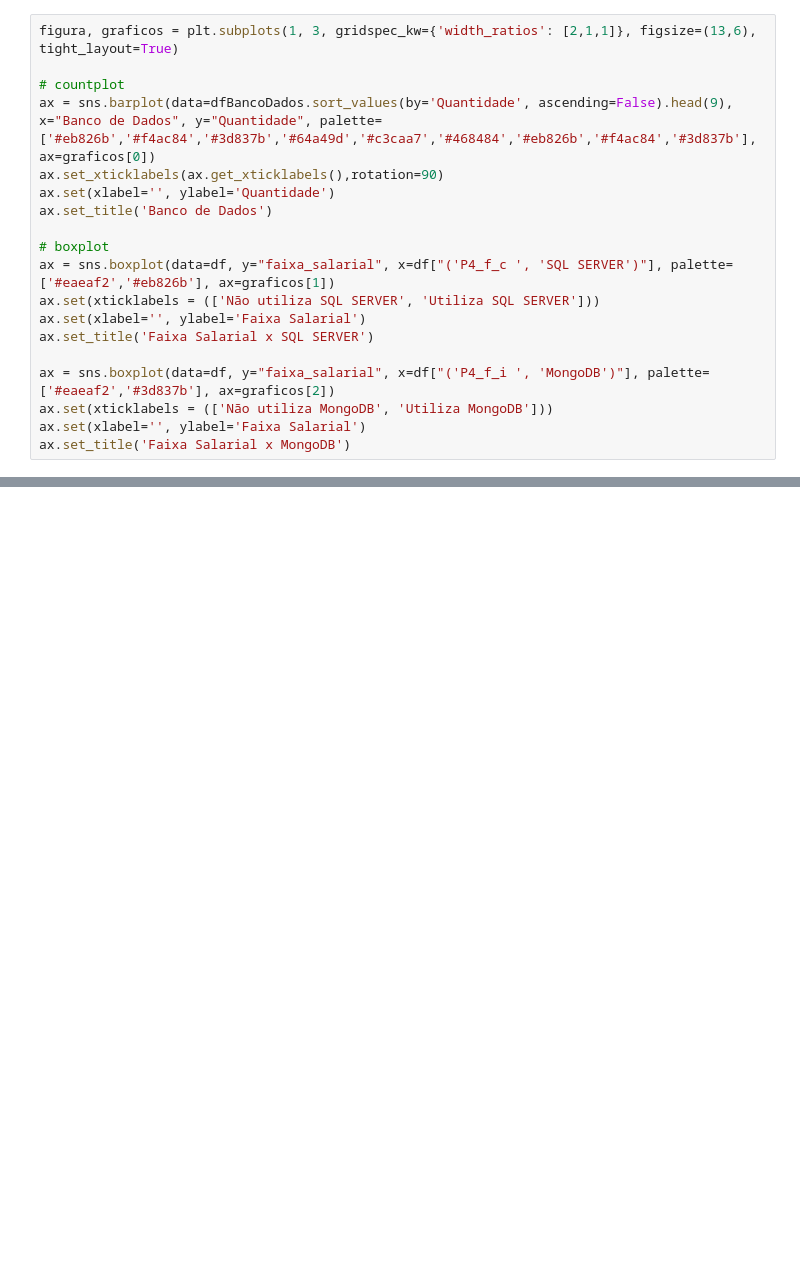
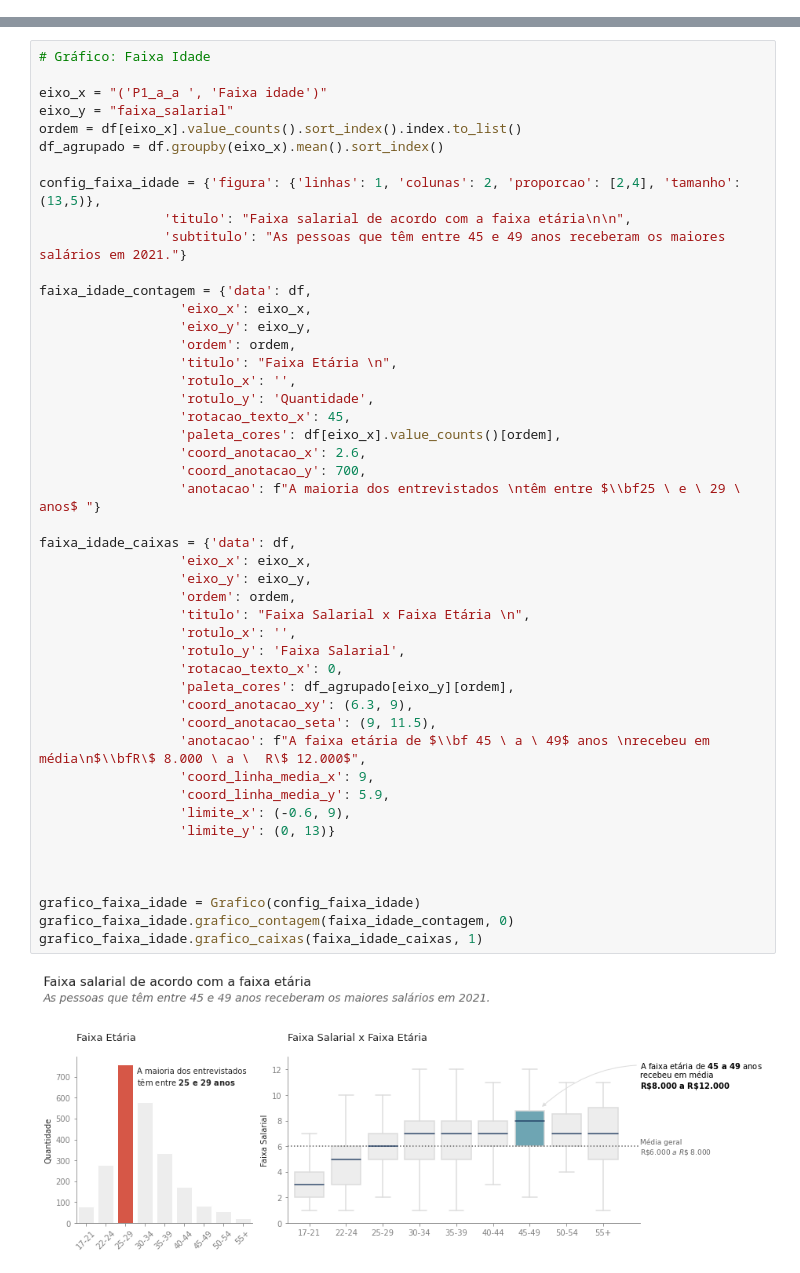
Before and after one commit to luizweb/DataAnalysis, a Jupyter notebook: StateOfData2021.ipynb, the cells around one changed output, grey strips where cells are left out. Saved outputs shown, nothing was run; the diff lists cells and outputs as text; blank space fills up the shorter version.

Commit message:
Add files via upload
Esta foi a análise vencedora do "Challenge - State of Data 2021"

```diff
--- a/StateOfData2021.ipynb
+++ b/StateOfData2021.ipynb
@@ -829,19 +0,0 @@ dfBancoDados.sort_values(by='Quantidade', ascending=False)
-# %%
-figura, graficos = plt.subplots(1, 3, gridspec_kw={'width_ratios': [2,1,1]}, figsize=(13,6), tight_layout=True)
-
-# countplot
-ax = sns.barplot(data=dfBancoDados.sort_values(by='Quantidade', ascending=False).head(9), x="Banco de Dados", y="Quantidade", palette=['#eb826b','#f4ac84','#3d837b','#64a49d','#c3caa7','#468484','#eb826b','#f4ac84','#3d837b'], ax=graficos[0])
-ax.set_xticklabels(ax.get_xticklabels(),rotation=90)
-ax.set(xlabel='', ylabel='Quantidade')
-ax.set_title('Banco de Dados')
-
-# boxplot
-ax = sns.boxplot(data=df, y="faixa_salarial", x=df["('P4_f_c ', 'SQL SERVER')"], palette=['#eaeaf2','#eb826b'], ax=graficos[1])
-ax.set(xticklabels = (['Não utiliza SQL SERVER', 'Utiliza SQL SERVER']))
-ax.set(xlabel='', ylabel='Faixa Salarial')
-ax.set_title('Faixa Salarial x SQL SERVER')
-
-ax = sns.boxplot(data=df, y="faixa_salarial", x=df["('P4_f_i ', 'MongoDB')"], palette=['#eaeaf2','#3d837b'], ax=graficos[2])
-ax.set(xticklabels = (['Não utiliza MongoDB', 'Utiliza MongoDB']))
-ax.set(xlabel='', ylabel='Faixa Salarial')
-ax.set_title('Faixa Salarial x MongoDB')
@@ -984,0 +381,49 @@ Text(0.5, 1.0, 'Faixa Salarial x Google DS')
+# %%
+# Gráfico: Faixa Idade
+
+eixo_x = "('P1_a_a ', 'Faixa idade')"
+eixo_y = "faixa_salarial"
+ordem = df[eixo_x].value_counts().sort_index().index.to_list()
+df_agrupado = df.groupby(eixo_x).mean().sort_index()
+
+config_faixa_idade = {'figura': {'linhas': 1, 'colunas': 2, 'proporcao': [2,4], 'tamanho': (13,5)},
+                'titulo': "Faixa salarial de acordo com a faixa etária\n\n",
+                'subtitulo': "As pessoas que têm entre 45 e 49 anos receberam os maiores salários em 2021."}
+
+faixa_idade_contagem = {'data': df,
+                  'eixo_x': eixo_x,
+                  'eixo_y': eixo_y,
+                  'ordem': ordem,
+                  'titulo': "Faixa Etária \n",
+                  'rotulo_x': '',
+                  'rotulo_y': 'Quantidade',
+                  'rotacao_texto_x': 45,
+                  'paleta_cores': df[eixo_x].value_counts()[ordem],
+                  'coord_anotacao_x': 2.6,
+                  'coord_anotacao_y': 700,
+                  'anotacao': f"A maioria dos entrevistados \ntêm entre $\\bf25 \ e \ 29 \ anos$ "}
+
+faixa_idade_caixas = {'data': df,
+                  'eixo_x': eixo_x,
+                  'eixo_y': eixo_y,
+                  'ordem': ordem,
+                  'titulo': "Faixa Salarial x Faixa Etária \n",
+                  'rotulo_x': '',
+                  'rotulo_y': 'Faixa Salarial',
+                  'rotacao_texto_x': 0,
+                  'paleta_cores': df_agrupado[eixo_y][ordem],
+                  'coord_anotacao_xy': (6.3, 9),
+                  'coord_anotacao_seta': (9, 11.5),
+                  'anotacao': f"A faixa etária de $\\bf 45 \ a \ 49$ anos \nrecebeu em média\n$\\bfR\$ 8.000 \ a \  R\$ 12.000$",
+                  'coord_linha_media_x': 9,
+                  'coord_linha_media_y': 5.9,
+                  'limite_x': (-0.6, 9),
+                  'limite_y': (0, 13)}
+
+
+
+grafico_faixa_idade = Grafico(config_faixa_idade)
+grafico_faixa_idade.grafico_contagem(faixa_idade_contagem, 0)
+grafico_faixa_idade.grafico_caixas(faixa_idade_caixas, 1)
+# %% [output]
+[figure, added]
```
Also changed, not shown: parts of 144 cells of this notebook.
